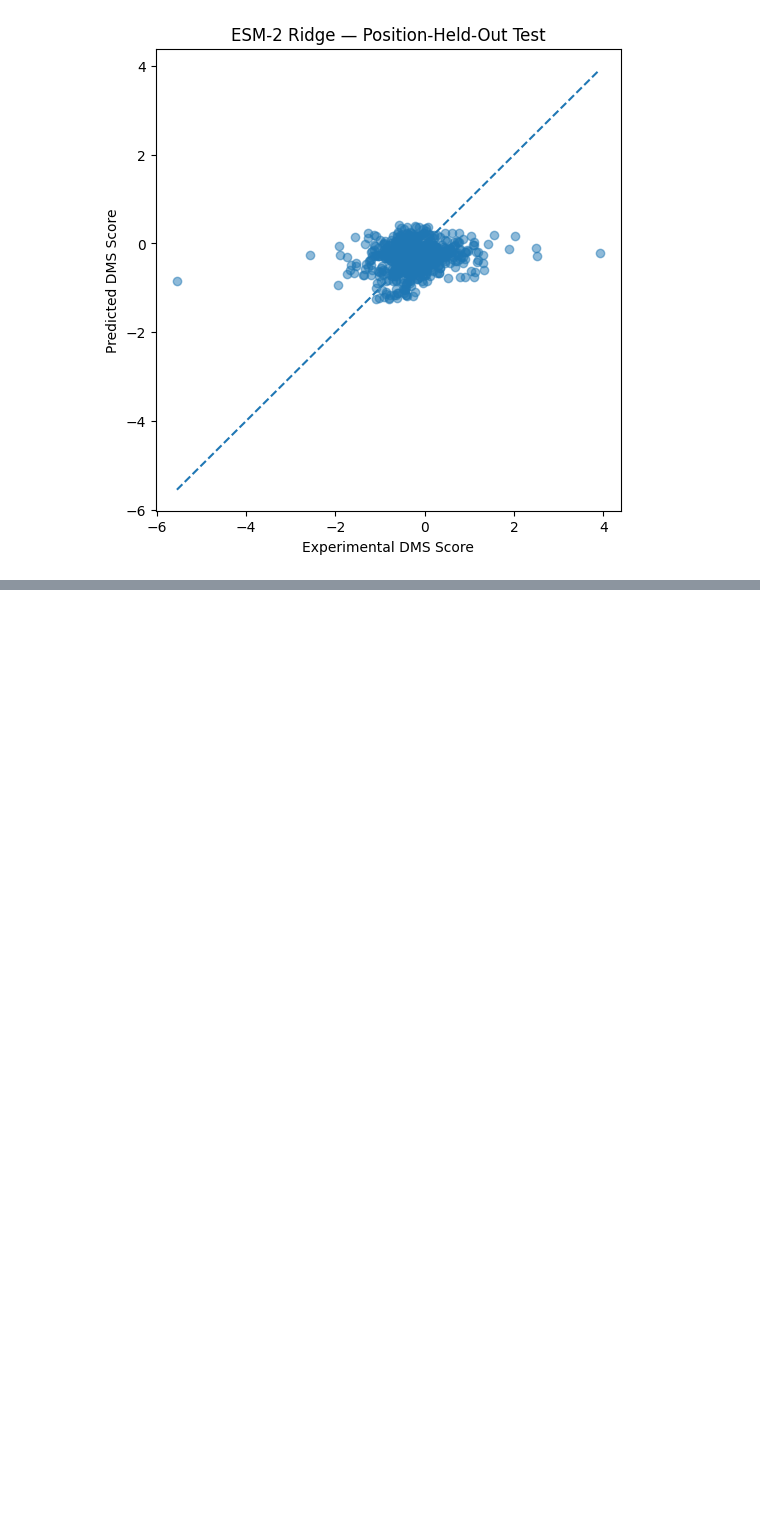
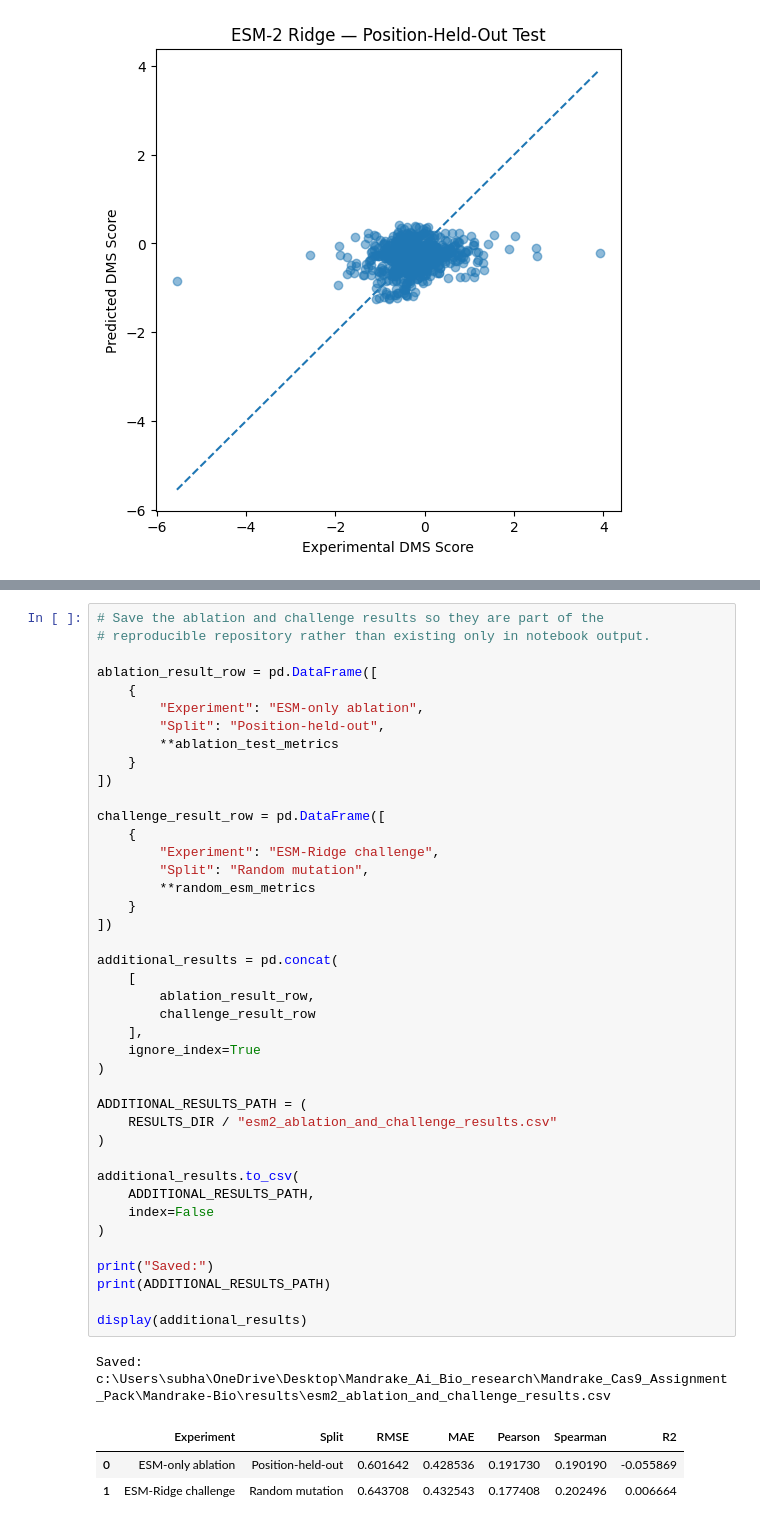
Before and after one commit to subhash-kurmana/Mandrake-Bio, a Jupyter notebook: notebooks/03_esm2_activity_prediction.ipynb, the cells around one changed output, grey strips where cells are left out. Cells and saved outputs as stored; diff of their text form; blank space fills up the shorter version.

```diff
--- a/notebooks/03_esm2_activity_prediction.ipynb
+++ b/notebooks/03_esm2_activity_prediction.ipynb
@@ -1186,0 +1328,47 @@ plt.show()
+# %%
+# Save the ablation and challenge results so they are part of the
+# reproducible repository rather than existing only in notebook output.
+
+ablation_result_row = pd.DataFrame([
+    {
+        "Experiment": "ESM-only ablation",
+        "Split": "Position-held-out",
+        **ablation_test_metrics
+    }
+])
+
+challenge_result_row = pd.DataFrame([
+    {
+        "Experiment": "ESM-Ridge challenge",
+        "Split": "Random mutation",
+        **random_esm_metrics
+    }
+])
+
+additional_results = pd.concat(
+    [
+        ablation_result_row,
+        challenge_result_row
+    ],
+    ignore_index=True
+)
+
+ADDITIONAL_RESULTS_PATH = (
+    RESULTS_DIR / "esm2_ablation_and_challenge_results.csv"
+)
+
+additional_results.to_csv(
+    ADDITIONAL_RESULTS_PATH,
+    index=False
+)
+
+print("Saved:")
+print(ADDITIONAL_RESULTS_PATH)
+
+display(additional_results)
+# %% [output]
+Saved:
+c:\Users\subha\OneDrive\Desktop\Mandrake_Ai_Bio_research\Mandrake_Cas9_Assignment_Pack\Mandrake-Bio\results\esm2_ablation_and_challenge_results.csv
+|  | Experiment | Split | RMSE | MAE | Pearson | Spearman | R2 |
+| 0 | ESM-only ablation | Position-held-out | 0.601642 | 0.428536 | 0.191730 | 0.190190 | -0.055869 |
+| 1 | ESM-Ridge challenge | Random mutation | 0.643708 | 0.432543 | 0.177408 | 0.202496 | 0.006664 |
```
Also changed, not shown: parts of 4 cells of this notebook, 1 other file.
